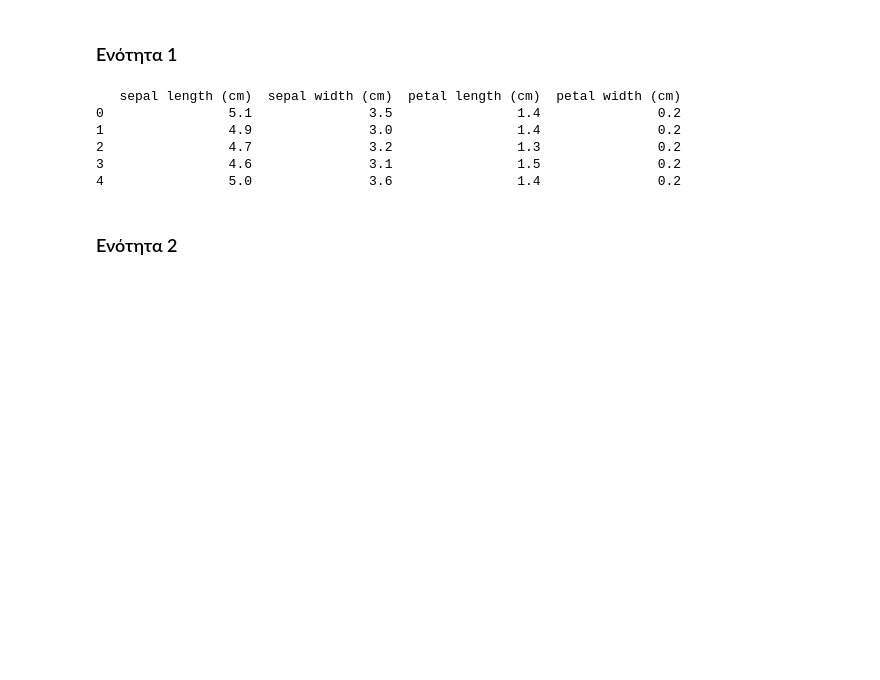
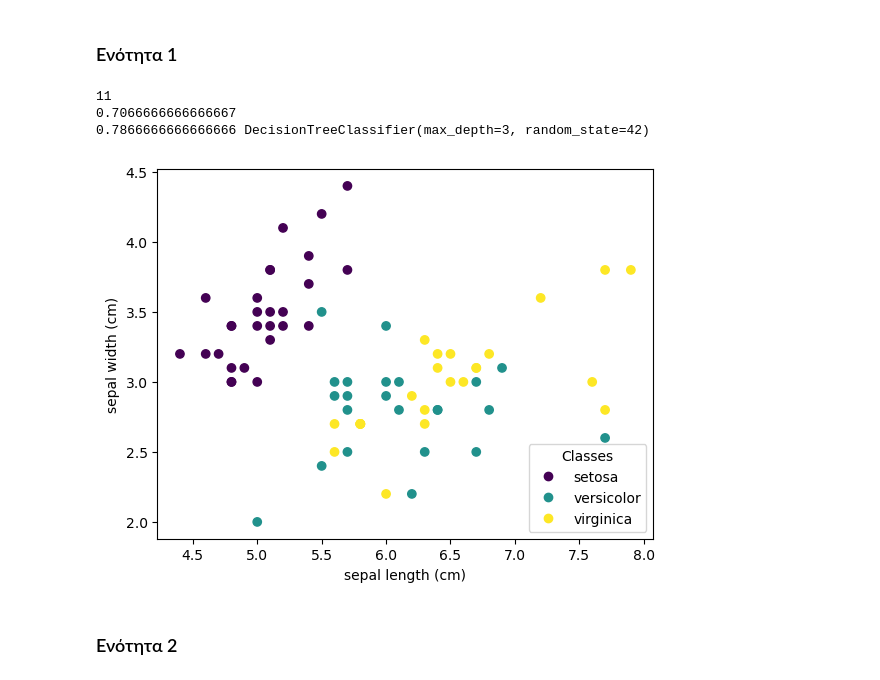
Before and after one commit to bilonio/ProjectML, a Jupyter notebook: Team30-AC.ipynb, the cells around one changed output. Cells and saved outputs as stored; diff of their text form; code cells hidden in the pictures; blank space fills up the shorter version.

```diff
--- a/Team30-AC.ipynb
+++ b/Team30-AC.ipynb
@@ -233,19 +235,52 @@ plt.show()
 # ΜΕΡΟΣ Γ
 # %% [markdown]
 ### Ενότητα 1
-# %%
-iris = datasets.load_iris()
-X = iris.data
-y = iris.target
-df = pd.DataFrame(X, columns=iris.feature_names)
-print(df.head())
-X_train, X_test, y_train, y_test = train_test_split(X, y, test_size=0.5, random_state=42)
-# %% [output]
-   sepal length (cm)  sepal width (cm)  petal length (cm)  petal width (cm)
-0                5.1               3.5                1.4               0.2
-1                4.9               3.0                1.4               0.2
-2                4.7               3.2                1.3               0.2
-3                4.6               3.1                1.5               0.2
-4                5.0               3.6                1.4               0.2
+# %%
+iris = datasets.load_iris()
+X = iris.data
+y = iris.target
+
+#print(X, "\n")
+X_reduced = X[:, 0:2]
+#print(X_reduced)
+
+
+X_train, X_test, y_train, y_test = train_test_split(X_reduced, y, test_size=0.5, random_state=42)
+DTC = DecisionTreeClassifier(random_state=42)
+DTC.fit(X_train, y_train)
+print(DTC.get_depth())
+y_pred = DTC.predict(X_test)
+accuracy = DTC.score(X_test, y_test)
+print(accuracy)
+
+def tune_model(model, param_grid):
+    grid = GridSearchCV(model, param_grid, cv=3)
+    grid.fit(X_train, y_train)
+    y_pred = grid.predict(X_test)
+    accuracy = accuracy_score(y_test, y_pred)
+    best_model = grid.best_estimator_
+    return accuracy, best_model
+
+param_grid = {'max_depth': np.arange(1, 10)}
+best_accuracy, best_model = tune_model(DTC, param_grid)
+print(best_accuracy, best_model)
+
+_, ax = plt.subplots(2,1)
+scatter = ax[0].scatter(X_test[:, 0], X_test[:, 1], c=y_pred)
+
+ax[0].set(xlabel=iris.feature_names[0], ylabel=iris.feature_names[1])
+_ = ax[0].legend(
+    scatter.legend_elements()[0], iris.target_names, loc="lower right", title="Classes"
+)
+scatter = ax[1].scatter(X_test[:, 0], X_test[:, 1], c=y_test)
+ax[1].set(xlabel=iris.feature_names[0], ylabel=iris.feature_names[1])
+_ = ax[1].legend(
+    scatter.legend_elements()[0], iris.target_names, loc="lower right", title="Classes"
+)
+# %% [output]
+11
+0.7066666666666667
+0.7866666666666666 DecisionTreeClassifier(max_depth=3, random_state=42)
+[figure, added]
 # %% [markdown]
 ### Ενότητα 2
```
Also changed, not shown: parts of 1 cell of this notebook.
